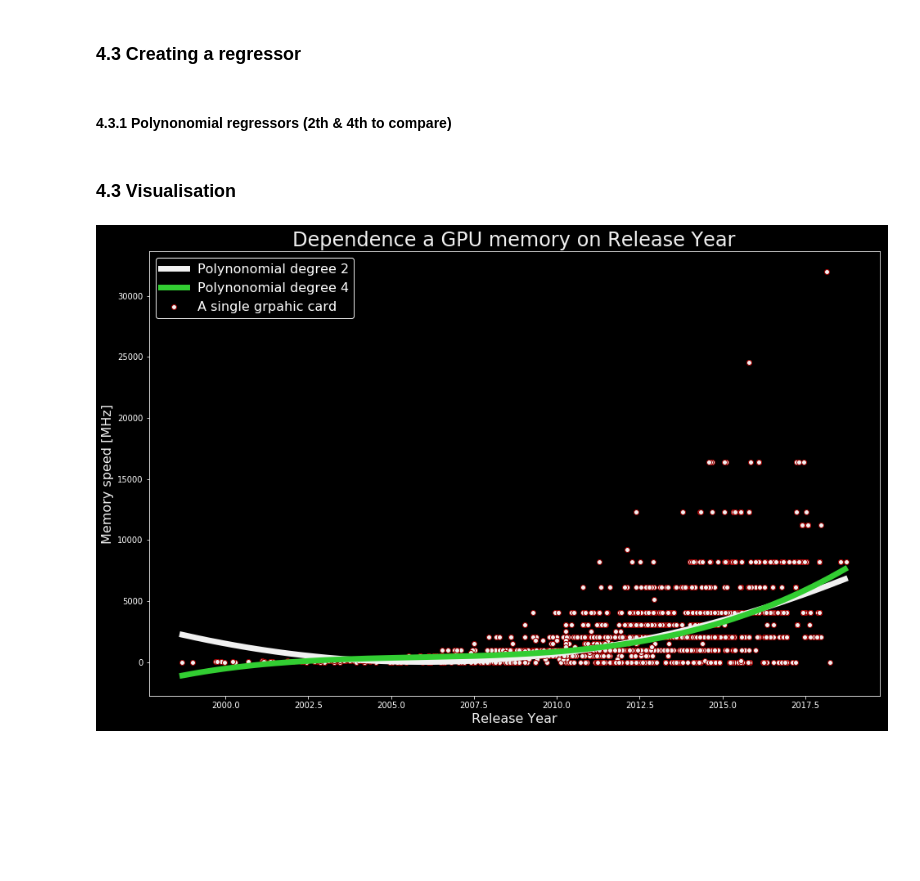
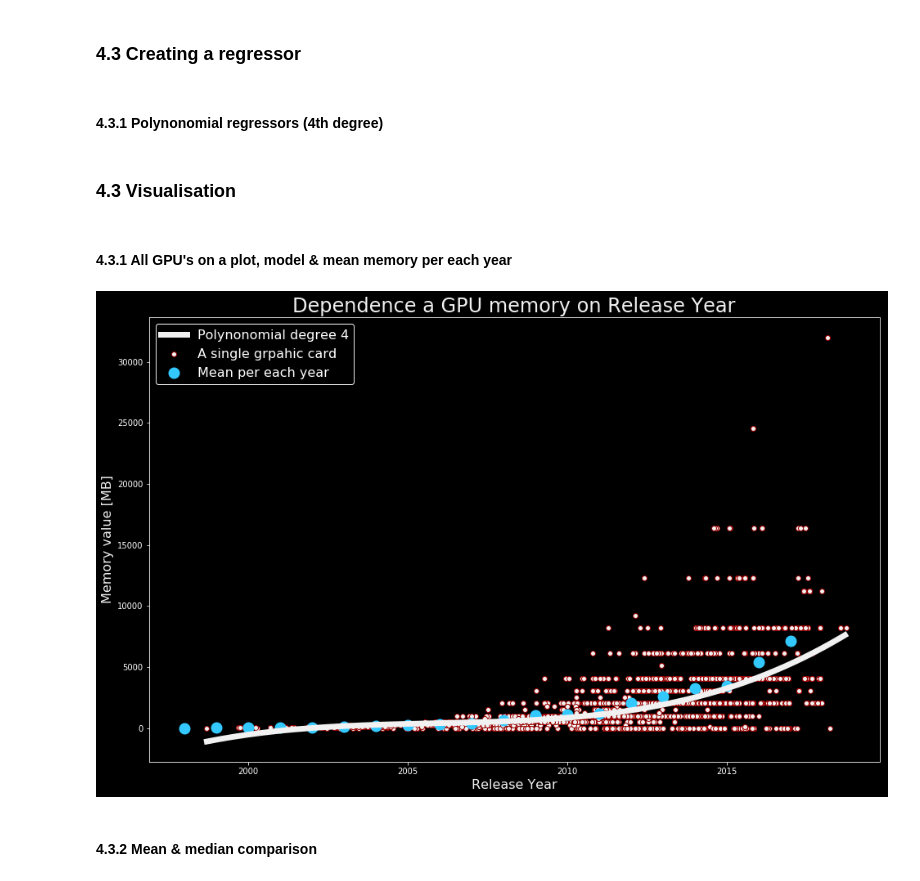
Before and after one commit to lukasy09/KernelDatabase.py, a Jupyter notebook: GPU/gpu_memory.ipynb, the cells around one changed output. Cells and saved outputs as stored; diff of their text form; code cells hidden in the pictures; blank space fills up the shorter version.

```diff
--- a/GPU/gpu_memory.ipynb
+++ b/GPU/gpu_memory.ipynb
@@ -25,7 +27,7 @@ df = pd.read_csv("./data/ALL_GPUs.CSV")
 ### 2.2 Selecting interesting parameters(columns)
 # %%
 columns = ["Best_Resolution", "Core_Speed", "Manufacturer", "Memory", "Memory_Bandwidth",
-           "Memory_Bus", "Memory_Speed","Release_Date"]
+           "Memory_Bus", "Memory_Speed","Release_Price","Release_Date"]
 # %%
 df = df[columns]
 # %% [markdown]
@@ -57,10 +59,10 @@ df.head(5)
 # %% [markdown]
 ### 3.2 Creating numpy arrays from DataFrame & counting mean for MSV per each year
 # %%
-X = df.iloc[:, [9]].values # 9 - columns index of Memory_Speed_Value
-Y = df.iloc[:, 10].values  # 10 - MSV
+X = df.iloc[:, [10]].values # 10 - columns index of summarized Release
+Y = df.iloc[:, 11].values  # 11 - MSV
 
-X_discrete = df.iloc[:, [8]].values
+X_discrete = df.iloc[:, [9]].values
 X_discrete = np.unique(X_discrete)
 X_discrete = X_discrete.reshape(-1, 1)
 # %%
@@ -129,19 +131,20 @@ X = X.reshape(-1, 1)
 # %% [markdown]
 ### 4.3 Creating a regressor
 # %% [markdown]
-#### 4.3.1 Polynonomial regressors (2th & 4th to compare)
+#### 4.3.1 Polynonomial regressors (4th degree)
 # %%
-X_discrete = df.iloc[:, [8]].values
+X_discrete = df.iloc[:, [9]].values
 X_discrete = np.unique(X_discrete)
 X_discrete = X_discrete.reshape(-1, 1)
 
-Y_avg = []
+""" Counting the mean memory value per each integral year"""
+Y_avg = [] # Here we store the vector of means
 for year in X_discrete:
     mean = df[df['Release_Year'] == year[0]]['Memory_Value'].mean()
     Y_avg.append(mean)
 Y_avg = np.array(Y_avg)
 # %%
-degree_list = [2, 4]
+degree_list = [4]
 regressors_list = []
 poly_reg_list = []
 for degree in degree_list:
@@ -156,17 +159,23 @@ for degree in degree_list:
     regressors_list.append(lin_reg)
 # %% [markdown]
 ### 4.3 Visualisation
+# %% [markdown]
+#### 4.3.1 All GPU's on a plot, model & mean memory per each year
 # %%
 X_grid = np.arange(min(X), max(X), 0.1)
-X_grid = X_grid.reshape((len(X_grid), 1))
+X_grid = X_grid.reshape((len(X_grid), 1)) #Creating a X - grid, the range where to draw a plot
+
 plt.figure(figsize=(16, 10))
 plt.scatter(x = X, y = Y, c = "#f1f1f1", edgecolors = "#990000", label = "A single grpahic card")
+plt.scatter(x = X_discrete, y = Y_avg, edgecolors = color_palette_2[2], c= color_palette_2[2], linewidth = 8, label = "Mean per each year", )
 for i in range(0, len(regressors_list)):
-    plt.plot(X_grid, regressors_list[i].predict(poly_reg_list[i].fit_transform(X_grid)) , label = "Polynonomial degree {}".format(degree_list[i]), linewidth = 7, color = color_list[i])
+    plt.plot(X_grid, regressors_list[i].predict(poly_reg_list[i].fit_transform(X_grid)) , label = "Polynonomial degree {}".format(degree_list[i]), linewidth = 7, color = color_palette_1[i])
 plt.title("Dependence a GPU memory on Release Year", fontsize = 24, color = "#f1f1f1")
 plt.legend(loc=2, prop={'size': 16}, frameon=True,shadow=True, edgecolor="#f1f1f1")
 plt.xlabel("Release Year", fontsize = 16, color = "#f1f1f1")
-plt.ylabel("Memory speed [MHz]", fontsize = 16, color = "#f1f1f1")
+plt.ylabel("Memory value [MB]", fontsize = 16, color = "#f1f1f1")
 plt.show()
 # %% [output]
-[figure, old version]
+[figure, new version]
+# %% [markdown]
+#### 4.3.2 Mean & median comparison
```
Also changed, not shown: parts of 9 cells of this notebook.
